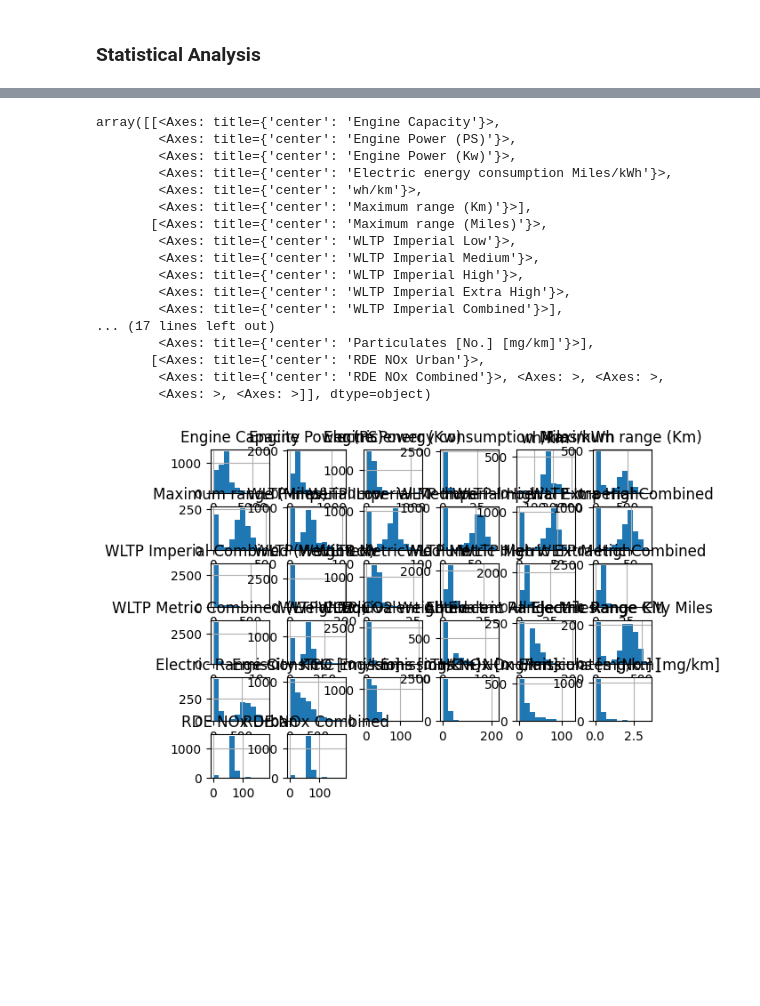
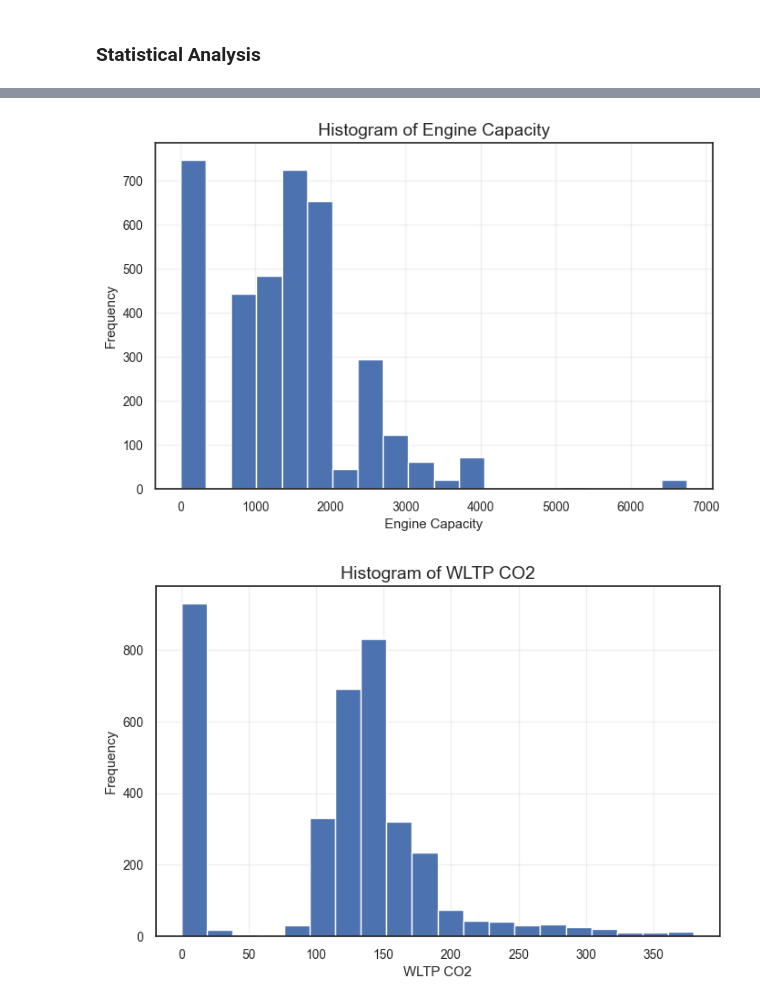
Before and after one commit to damian2551/Predictive-Modelling-of-Gas-Emissions-from-Cars, a Jupyter notebook: Assignment_2.ipynb, the cells around one changed output, grey strips where cells are left out. Drawn from its saved outputs; the diff is of its cells as text; code cells hidden in the pictures; blank space fills up the shorter version.

```diff
--- a/Assignment_2.ipynb
+++ b/Assignment_2.ipynb
@@ -67,5 +74 @@ Unnamed: 44                              float64
 dtype: object
-# %%
-# Drop 3 the last 3 columns
-data = data.drop(columns=["Manufacturer","Model", "Description", "Euro Standard", "Diesel VED Supplement", "Testing Scheme", "Unnamed: 44", "Date of change", "Noise Level dB(A)"], axis = 1)
-data.head()
@@ -140,21 +218,29 @@ plt.show()
 # %%
-data.hist()
+# -- Plots a histogram for a numeric variable from the dataset,
+## arguments are the column name (string) and the dataframe.
+def plot_numeric_histogram(column_name, df):
+
+    if column_name not in df.columns:
+        print(f" Column '{column_name}' is not found in dataset.")
+        return
+
+    if not pd.api.types.is_numeric_dtype(df[column_name]):
+        print(f" Column '{column_name}' is not numeric. Please select a numeric variable.")
+        return
+
+    plt.figure(figsize=(8, 5))
+    plt.hist(df[column_name].dropna(), bins=20)
+    plt.title(f"Histogram of {column_name}", fontsize=14)
+    plt.xlabel(column_name)
+    plt.ylabel("Frequency")
+    plt.grid(alpha=0.3)
+    plt.show()
+
+# --------------------------------------------
+# Example usage
+# --------------------------------------------
+plot_numeric_histogram("Engine Capacity", data)
+plot_numeric_histogram("WLTP CO2", data)
 # %% [output]
-array([[<Axes: title={'center': 'Engine Capacity'}>,
-        <Axes: title={'center': 'Engine Power (PS)'}>,
-        <Axes: title={'center': 'Engine Power (Kw)'}>,
-        <Axes: title={'center': 'Electric energy consumption Miles/kWh'}>,
-        <Axes: title={'center': 'wh/km'}>,
-        <Axes: title={'center': 'Maximum range (Km)'}>],
-       [<Axes: title={'center': 'Maximum range (Miles)'}>,
-        <Axes: title={'center': 'WLTP Imperial Low'}>,
-        <Axes: title={'center': 'WLTP Imperial Medium'}>,
-        <Axes: title={'center': 'WLTP Imperial High'}>,
-        <Axes: title={'center': 'WLTP Imperial Extra High'}>,
-        <Axes: title={'center': 'WLTP Imperial Combined'}>],
-... (17 lines left out)
-        <Axes: title={'center': 'Particulates [No.] [mg/km]'}>],
-       [<Axes: title={'center': 'RDE NOx Urban'}>,
-        <Axes: title={'center': 'RDE NOx Combined'}>, <Axes: >, <Axes: >,
-        <Axes: >, <Axes: >]], dtype=object)
-[figure, old version]
+[figure, new version]
+[figure, added]
```
Also changed, not shown: parts of 21 cells of this notebook.
